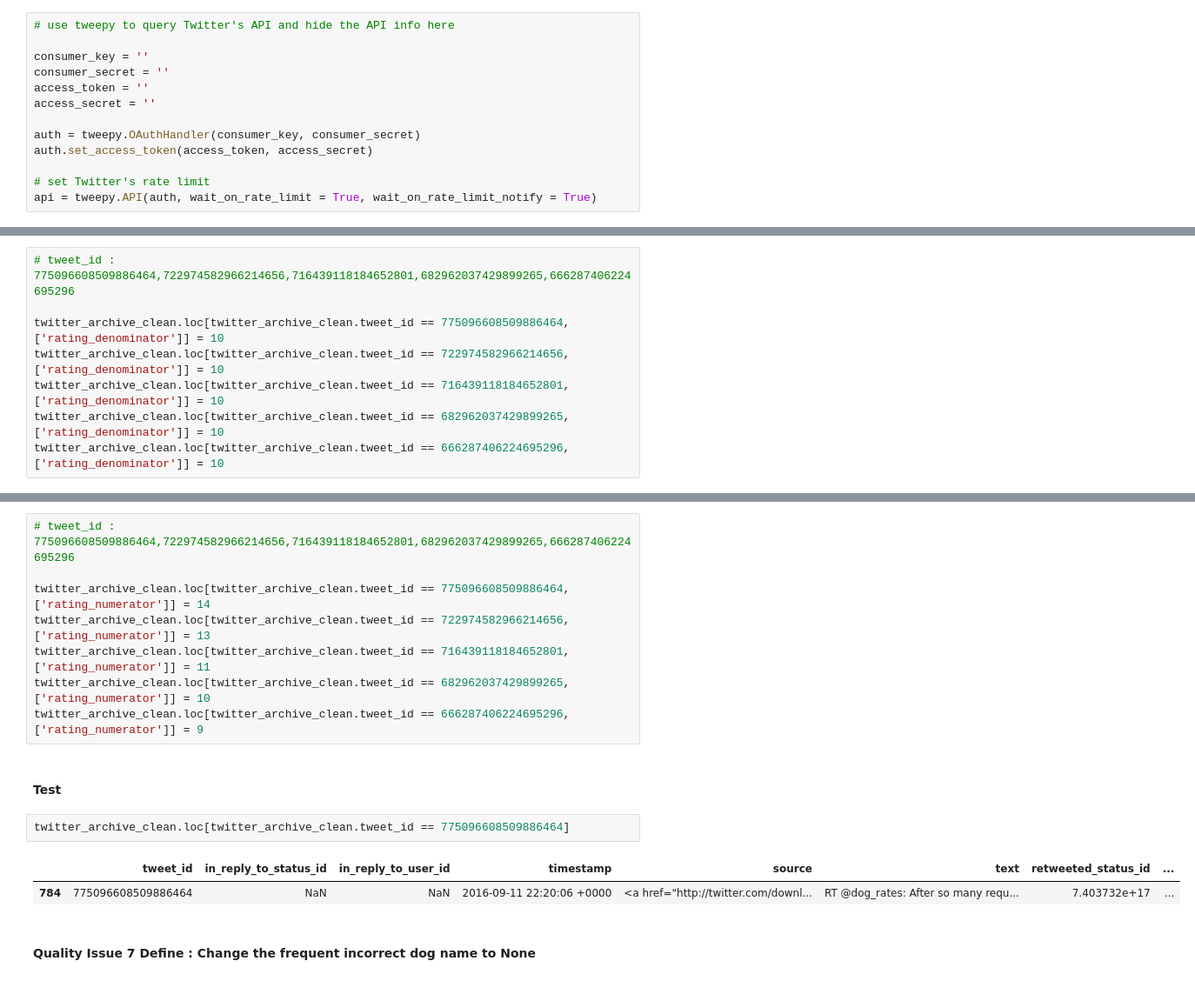
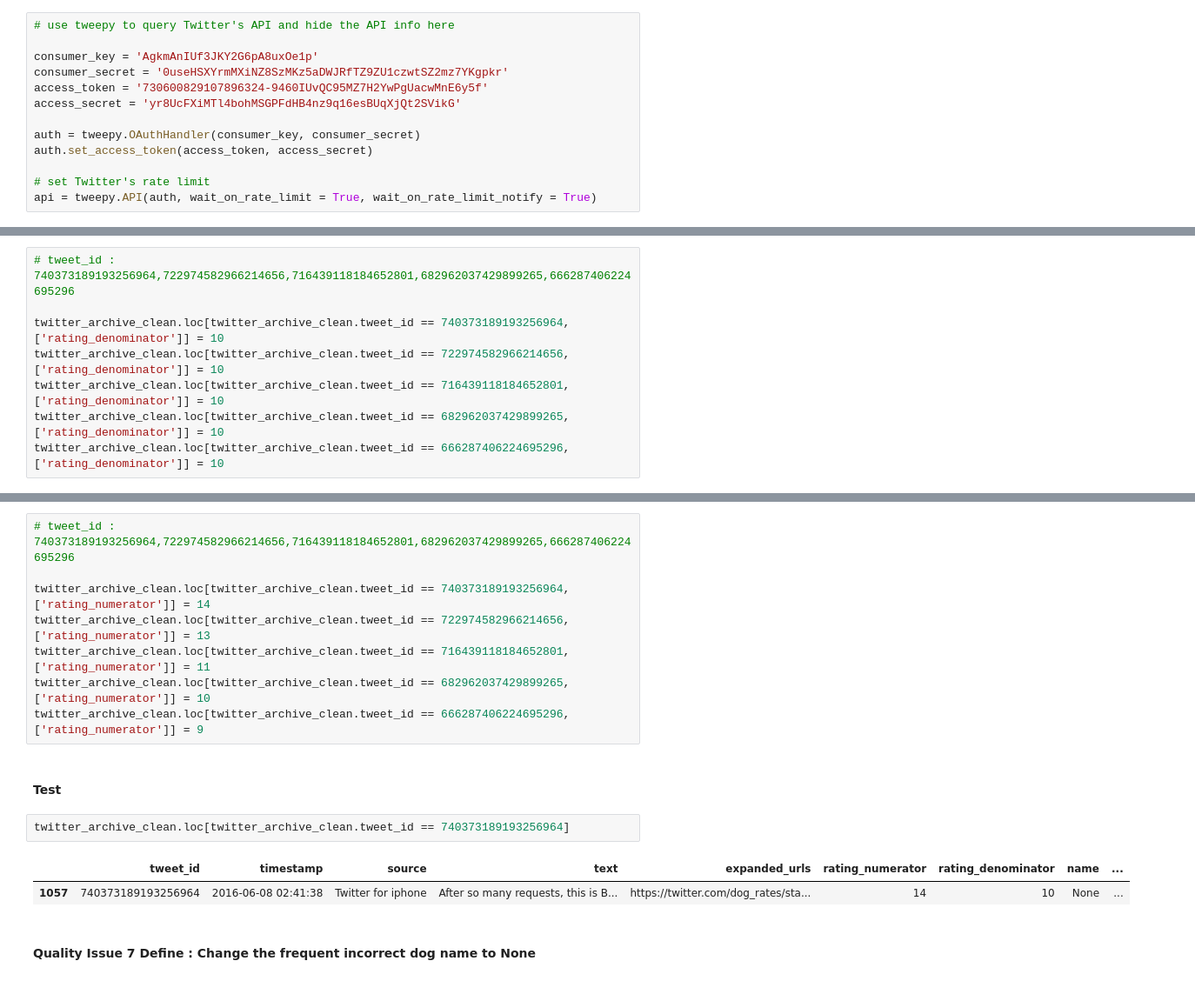
Before and after one commit to freena22/We-Rate-Dogs-Data-Wrangling-Project, a Jupyter notebook: WeRateDogs_Data_Wrangling_Project.ipynb, the cells around one changed output, grey strips where cells are left out. Shown at 87% size. Saved outputs shown, nothing was run; the diff lists cells and outputs as text.

```diff
--- a/WeRateDogs_Data_Wrangling_Project.ipynb
+++ b/WeRateDogs_Data_Wrangling_Project.ipynb
@@ -24,10 +24,10 @@ image_predictions = pd.read_csv('image_predictions.tsv', delimiter = '\t')
 # %%
 # use tweepy to query Twitter's API and hide the API info here
 
-consumer_key = ''
-consumer_secret = ''
-access_token = ''
-access_secret = ''
+consumer_key = 'AgkmAnIUf3JKY2G6pA8uxOe1p'
+consumer_secret = '0useHSXYrmMXiNZ8SzMKz5aDWJRfTZ9ZU1czwtSZ2mz7YKgpkr'
+access_token = '730600829107896324-9460IUvQC95MZ7H2YwPgUacwMnE6y5f'
+access_secret = 'yr8UcFXiMTl4bohMSGPFdHB4nz9q16esBUqXjQt2SVikG'
 
 auth = tweepy.OAuthHandler(consumer_key, consumer_secret)
 auth.set_access_token(access_token, access_secret)
@@ -678,7 +633,7 @@ df1[['tweet_id','text','rating_numerator','rating_denominator']]
 # %%
-# tweet_id : 775096608509886464,722974582966214656,716439118184652801,682962037429899265,666287406224695296
+# tweet_id : 740373189193256964,722974582966214656,716439118184652801,682962037429899265,666287406224695296
 
-twitter_archive_clean.loc[twitter_archive_clean.tweet_id == 775096608509886464, ['rating_denominator']] = 10
+twitter_archive_clean.loc[twitter_archive_clean.tweet_id == 740373189193256964, ['rating_denominator']] = 10
 twitter_archive_clean.loc[twitter_archive_clean.tweet_id == 722974582966214656, ['rating_denominator']] = 10
 twitter_archive_clean.loc[twitter_archive_clean.tweet_id == 716439118184652801, ['rating_denominator']] = 10
 twitter_archive_clean.loc[twitter_archive_clean.tweet_id == 682962037429899265, ['rating_denominator']] = 10
@@ -695,9 +650,9 @@ twitter_archive_clean.loc[twitter_archive_clean.tweet_id == 775096608509886464]
 # %% [markdown]
 #### Code
 # %%
-# tweet_id : 775096608509886464,722974582966214656,716439118184652801,682962037429899265,666287406224695296
+# tweet_id : 740373189193256964,722974582966214656,716439118184652801,682962037429899265,666287406224695296
 
-twitter_archive_clean.loc[twitter_archive_clean.tweet_id == 775096608509886464, ['rating_numerator']] = 14
+twitter_archive_clean.loc[twitter_archive_clean.tweet_id == 740373189193256964, ['rating_numerator']] = 14
 twitter_archive_clean.loc[twitter_archive_clean.tweet_id == 722974582966214656, ['rating_numerator']] = 13
 twitter_archive_clean.loc[twitter_archive_clean.tweet_id == 716439118184652801, ['rating_numerator']] = 11
 twitter_archive_clean.loc[twitter_archive_clean.tweet_id == 682962037429899265, ['rating_numerator']] = 10
@@ -705,10 +660,10 @@ twitter_archive_clean.loc[twitter_archive_clean.tweet_id == 666287406224695296,
 # %% [markdown]
 #### Test
 # %%
-twitter_archive_clean.loc[twitter_archive_clean.tweet_id == 775096608509886464]
+twitter_archive_clean.loc[twitter_archive_clean.tweet_id == 740373189193256964]
 # %% [output]
-|  | tweet_id | in_reply_to_status_id | in_reply_to_user_id | timestamp | source | text | retweeted_status_id | ... |
-| 784 | 775096608509886464 | NaN | NaN | 2016-09-11 22:20:06 +0000 | <a href="http://twitter.com/downl... | RT @dog_rates: After so many requ... | 7.403732e+17 | ... |
+|  | tweet_id | timestamp | source | text | expanded_urls | rating_numerator | rating_denominator | name | ... |
+| 1057 | 740373189193256964 | 2016-06-08 02:41:38 | Twitter for iphone | After so many requests, this is B... | https://twitter.com/dog_rates/sta... | 14 | 10 | None | ... |
 # %% [markdown]
 #### Quality Issue 7 Define : Change the frequent incorrect dog name to None
 # %% [markdown]
```
Also changed, not shown: parts of 33 cells of this notebook.
